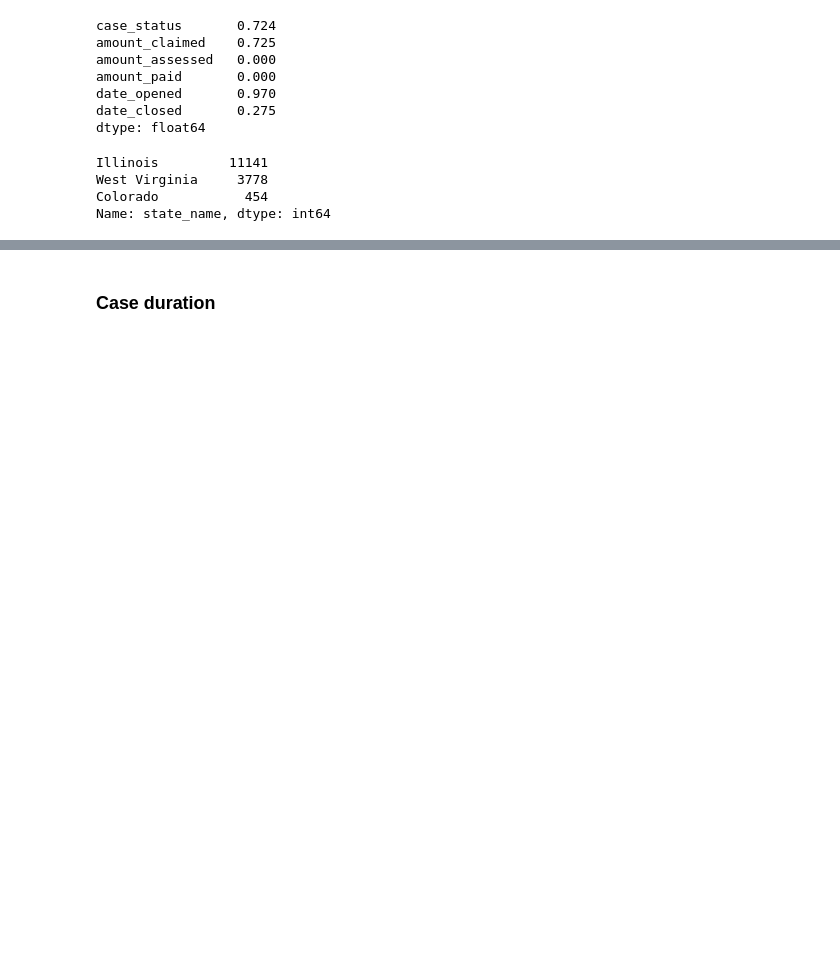
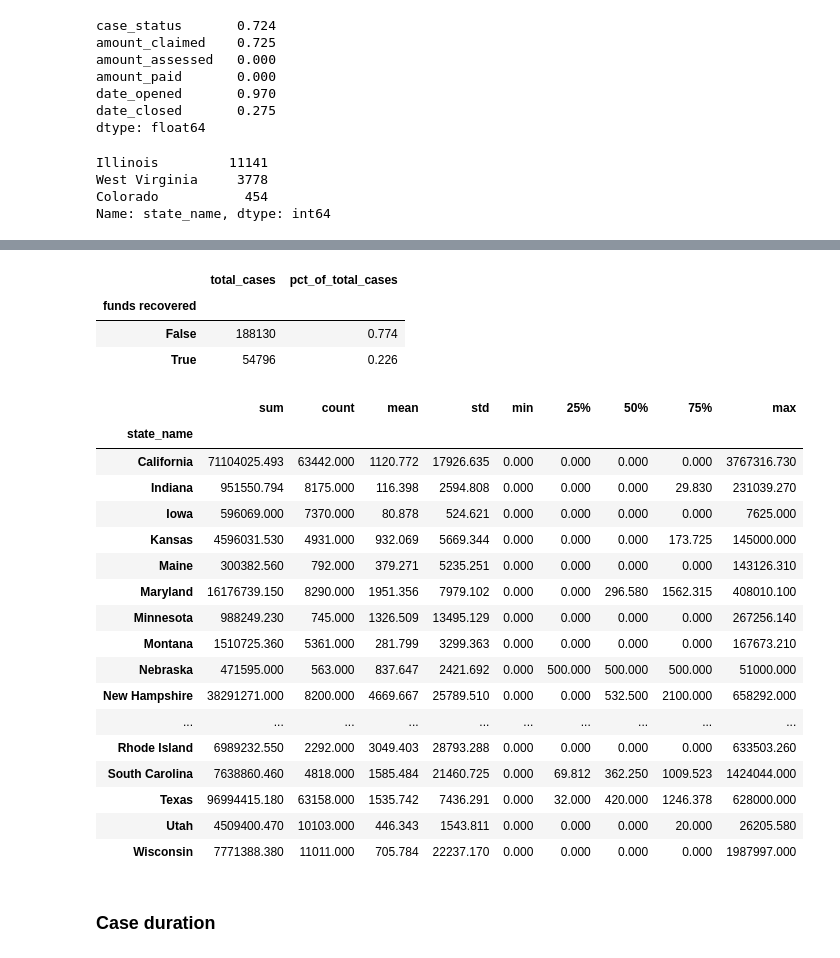
Before and after one commit to cbs-news-data/wage-theft-data, a Jupyter notebook: notebooks/national_analysis/national_analysis.ipynb, the cells around one changed output, grey strips where cells are left out. Cells and saved outputs as stored; diff of their text form; code cells hidden in the pictures; blank space fills up the shorter version.

```diff
--- a/notebooks/national_analysis/national_analysis.ipynb
+++ b/notebooks/national_analysis/national_analysis.ipynb
@@ -139,0 +289,18 @@ I will focus on the following data points:
+# %%
+recovered_df = amount_df.assign(
+    amount_claimed_or_assessed=lambda df: df.apply(
+        lambda row: row.amount_assessed
+        if pd.notna(row.amount_assessed)
+        else row.amount_claimed,
+        axis=1,
+    ),
+    pct_of_claimed_or_assessed_paid=lambda df: df.amount_paid
+    / df.amount_claimed_or_assessed,
+    unpaid_amount=lambda df: df.apply(lambda row:
+        row.amount_claimed_or_assessed - row.amount_paid
+        if row.amount_claimed_or_assessed > row.amount_paid
+        else 0,
+        axis=1
+    )
+)
+recovered_df[["pct_of_claimed_or_assessed_paid", "unpaid_amount"]].describe()
@@ -140,3 +317,50 @@ I will focus on the following data points:
+# %%
+recovered_bool = (
+    recovered_df.groupby("case_uuid")
+    .unpaid_amount.sum()
+    .apply(lambda x: x > 0)
+    .value_counts()
+    .to_frame("total_cases")
+    .assign(pct_of_total_cases=lambda df: df.total_cases / df.total_cases.sum())
+)
+recovered_bool.index.name = "funds recovered"
+recovered_bool
+# %% [output]
+|  | total_cases | pct_of_total_cases |
+| funds recovered |  |  |
+| False | 188130 | 0.774 |
+| True | 54796 | 0.226 |
+# %%
+(
+    recovered_df.groupby("state_name")
+    .unpaid_amount.sum()
+    .to_frame("sum")
+    .join(
+        recovered_df.groupby("state_name")
+        .unpaid_amount.describe()
+        .query("min != 0 | max != 0"),
+        how="inner",
+    )
+)
+# %% [output]
+|  | sum | count | mean | std | min | 25% | 50% | 75% | max |
+| state_name |  |  |  |  |  |  |  |  |  |
+| California | 71104025.493 | 63442.000 | 1120.772 | 17926.635 | 0.000 | 0.000 | 0.000 | 0.000 | 3767316.730 |
+| Indiana | 951550.794 | 8175.000 | 116.398 | 2594.808 | 0.000 | 0.000 | 0.000 | 29.830 | 231039.270 |
+| Iowa | 596069.000 | 7370.000 | 80.878 | 524.621 | 0.000 | 0.000 | 0.000 | 0.000 | 7625.000 |
+| Kansas | 4596031.530 | 4931.000 | 932.069 | 5669.344 | 0.000 | 0.000 | 0.000 | 173.725 | 145000.000 |
+| Maine | 300382.560 | 792.000 | 379.271 | 5235.251 | 0.000 | 0.000 | 0.000 | 0.000 | 143126.310 |
+| Maryland | 16176739.150 | 8290.000 | 1951.356 | 7979.102 | 0.000 | 0.000 | 296.580 | 1562.315 | 408010.100 |
+| Minnesota | 988249.230 | 745.000 | 1326.509 | 13495.129 | 0.000 | 0.000 | 0.000 | 0.000 | 267256.140 |
+| Montana | 1510725.360 | 5361.000 | 281.799 | 3299.363 | 0.000 | 0.000 | 0.000 | 0.000 | 167673.210 |
+| Nebraska | 471595.000 | 563.000 | 837.647 | 2421.692 | 0.000 | 500.000 | 500.000 | 500.000 | 51000.000 |
+| New Hampshire | 38291271.000 | 8200.000 | 4669.667 | 25789.510 | 0.000 | 0.000 | 532.500 | 2100.000 | 658292.000 |
+| ... | ... | ... | ... | ... | ... | ... | ... | ... | ... |
+| Rhode Island | 6989232.550 | 2292.000 | 3049.403 | 28793.288 | 0.000 | 0.000 | 0.000 | 0.000 | 633503.260 |
+| South Carolina | 7638860.460 | 4818.000 | 1585.484 | 21460.725 | 0.000 | 69.812 | 362.250 | 1009.523 | 1424044.000 |
+| Texas | 96994415.180 | 63158.000 | 1535.742 | 7436.291 | 0.000 | 32.000 | 420.000 | 1246.378 | 628000.000 |
+| Utah | 4509400.470 | 10103.000 | 446.343 | 1543.811 | 0.000 | 0.000 | 0.000 | 20.000 | 26205.580 |
+| Wisconsin | 7771388.380 | 11011.000 | 705.784 | 22237.170 | 0.000 | 0.000 | 0.000 | 0.000 | 1987997.000 |
 # %% [markdown]
 ### Case duration
 # %%
```
Also changed, not shown: parts of 14 cells of this notebook, 2 other files.
